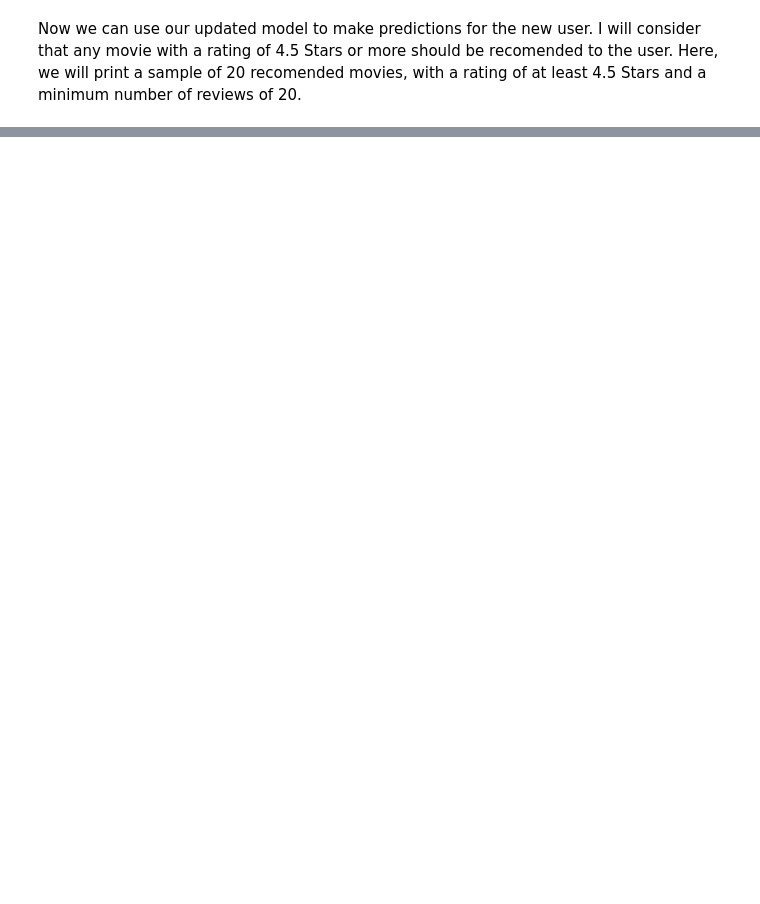
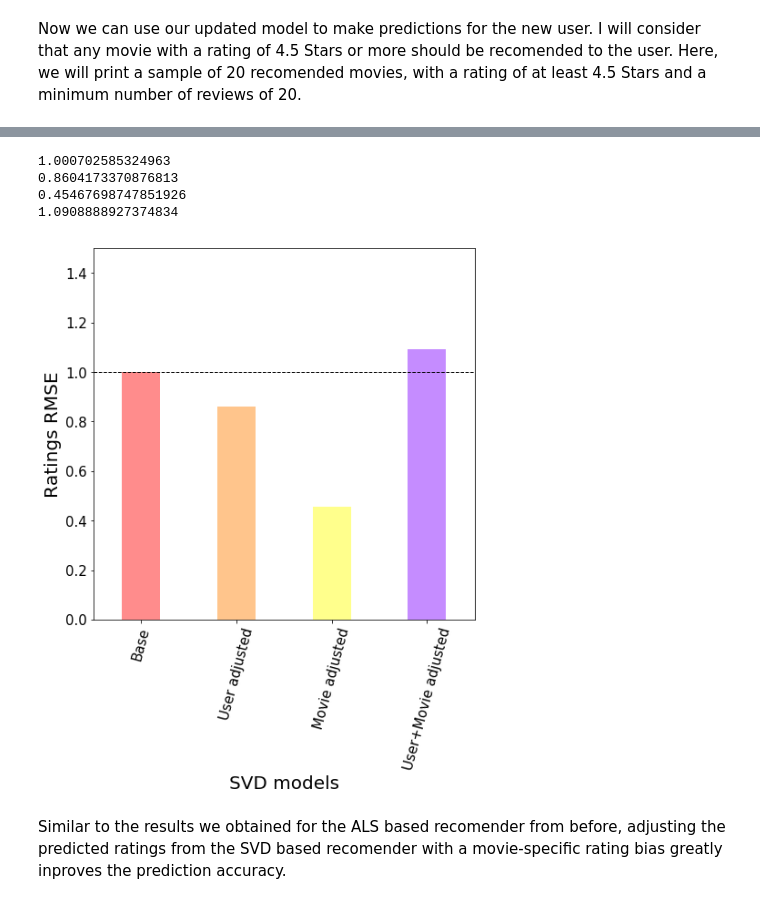
Before and after one commit to masaver/springboard, a Jupyter notebook: capstone1_explring_netlix's_movie_recomender_system/final report/movie_recomender.ipynb, the cells around one changed output, grey strips where cells are left out. Cells and saved outputs as stored; diff of their text form; code cells hidden in the pictures; blank space fills up the shorter version.

```diff
--- a/capstone1_explring_netlix's_movie_recomender_system/final report/movie_recomender.ipynb
+++ b/capstone1_explring_netlix's_movie_recomender_system/final report/movie_recomender.ipynb
@@ -662,0 +922,6 @@ The only recomended movie/series in the sample list that seems a bit out of plac
+# %%
+#Using the predictions that we obtained, we create a data frame
+df4 = pd.DataFrame(predictions)
+df4.columns = ['User ID', 'Movie ID', 'Actual Rating', 'Predcited Rating', 'aux']
+del df4['aux']
+df4.head()
@@ -662,0 +994,51 @@ The only recomended movie/series in the sample list that seems a bit out of plac
+# %%
+#After these adjustments, we calculate and plot the respective errors, measured as RMSE
+rmse = np.sqrt(mean_squared_error(df5['Actual Rating'].values, df4['Predcited Rating'].values))
+rmse_user_adj = np.sqrt(mean_squared_error(df5['Actual Rating'].values, df4['with_user_bias'].values))
+rmse_movie_adj = np.sqrt(mean_squared_error(df5['Actual Rating'].values, df4['with_movie_bias'].values))
+rmse_adj = np.sqrt(mean_squared_error(df5['Actual Rating'].values, df4['with_all_bias'].values))
+
+print rmse
+print rmse_user_adj
+print rmse_movie_adj
+print rmse_adj
+# %% [output]
+1.000702585324963
+0.8604173370876813
+0.45467698747851926
+1.0908888927374834
+# %%
+#Here we plot the RMSEs we obtained
+
+rmses = [rmse,rmse_user_adj,rmse_movie_adj,rmse_adj]
+x_pos = list(range(1,2*len(rmses),2))
+color = ['#FF6666', '#FFB266', '#FFFF66','#B266FF']
+labels = ['Base', 'User adjusted', 'Movie adjusted', 'User+Movie adjusted']
+
+fig, ax = plt.subplots(figsize = (7.5, 7.5))
+
+plt.plot([0,14],[rmse]*2, linewidth = 1, color = 'k', linestyle = '--')
+plt.bar(x_pos,
+        # using the data from the mean_values
+        rmses,
+        # aligned in the center
+        align='center',
+        # with color
+        color = color,
+        # transparency
+        alpha=.75)
+
+ax.set_xticks(x_pos)
+ax.set_xticklabels(labels)
+plt.xlim(0,8)
+plt.ylim(0,1.5)
+plt.xticks(rotation=75)
+plt.xlabel('SVD models', fontsize = 20)
+plt.ylabel('Ratings RMSE', fontsize = 20)
+ax.tick_params(labelsize=15)
+plt.savefig('SVD_RMSEs.png', bbox_inches="tight")
+plt.show()
+# %% [output]
+[figure, added]
+# %% [markdown]
+Similar to the results we obtained for the ALS based recomender from before, adjusting the predicted ratings from the SVD based recomender with a movie-specific rating bias greatly inproves the prediction accuracy.
```
Also changed, not shown: parts of 57 cells of this notebook, 6 other files.
